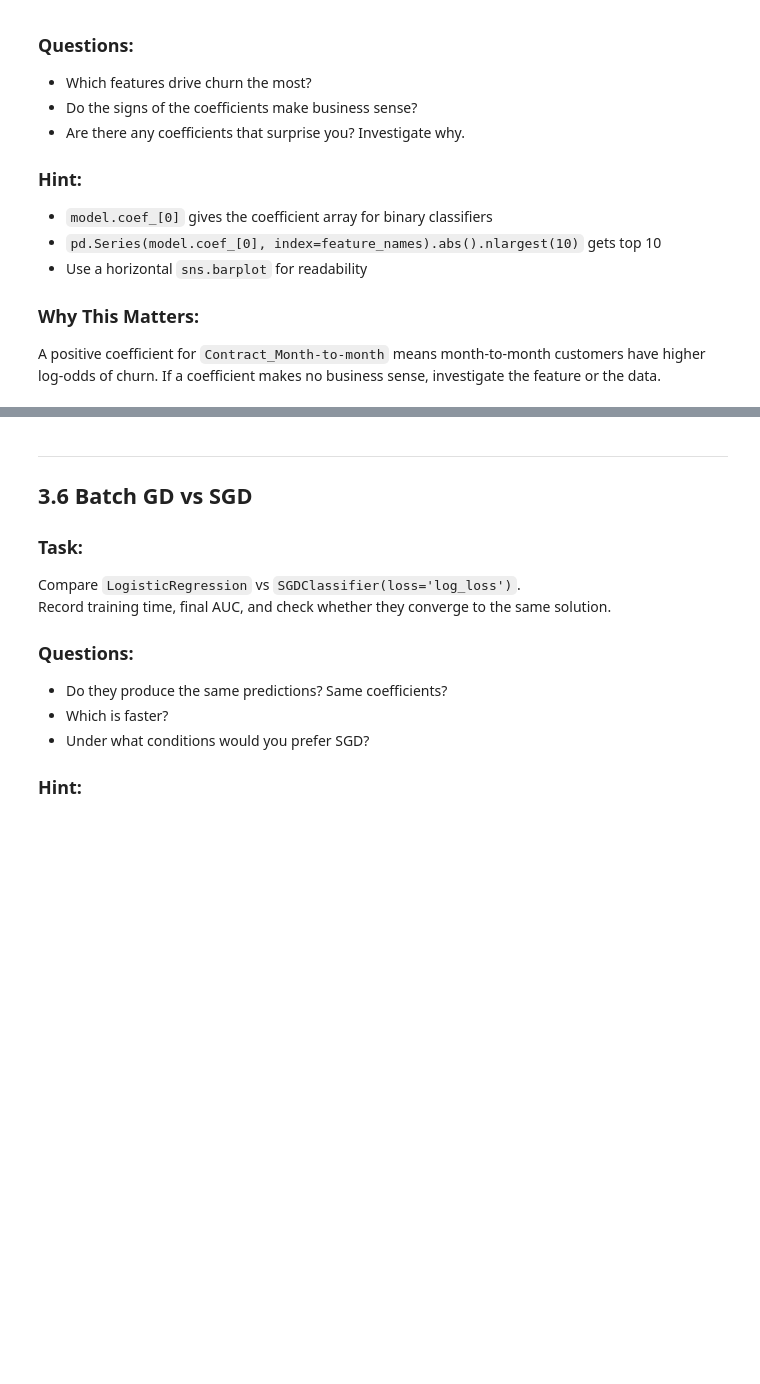
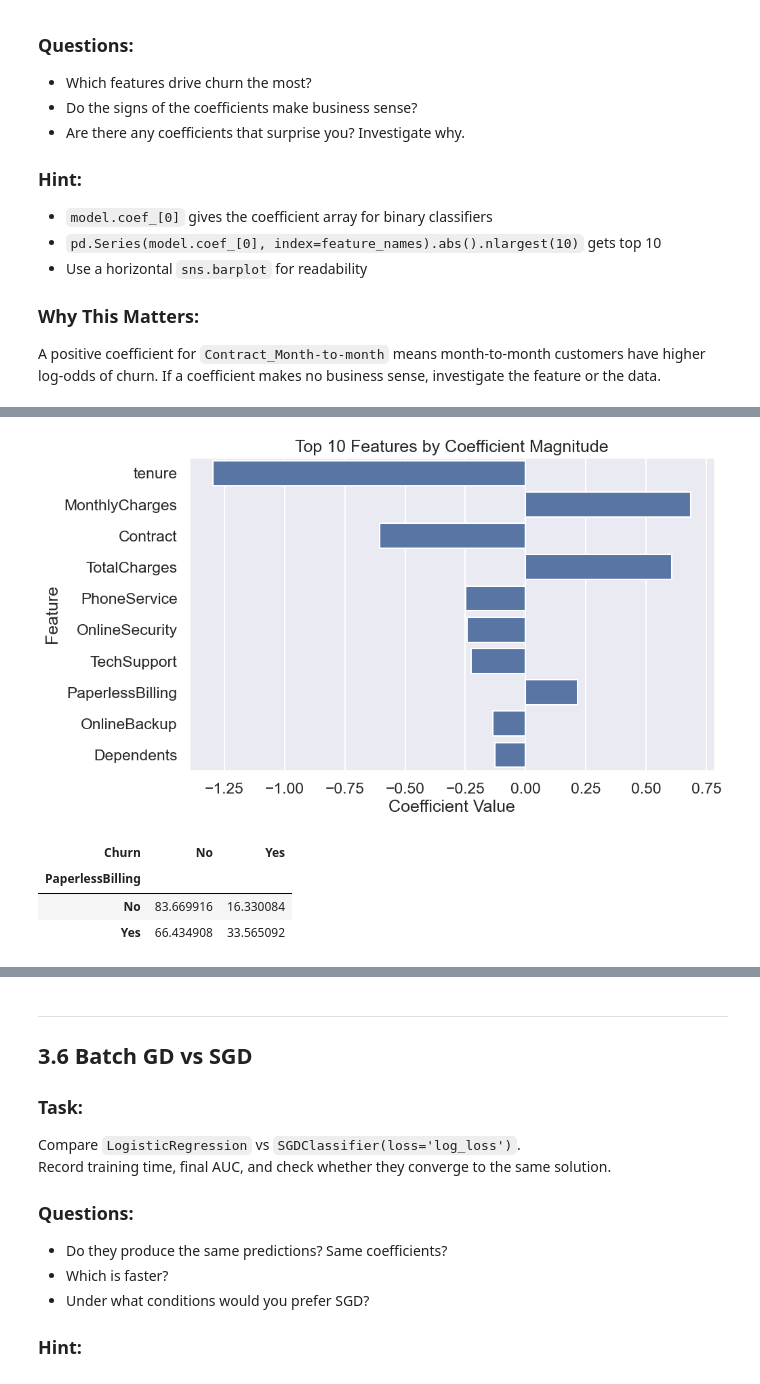
Before and after one commit to omgchan/AIF-WEEK4, a Jupyter notebook: model/W4_Linear_Models_Assignment.ipynb, the cells around one changed output, grey strips where cells are left out. Drawn from its saved outputs; the diff is of its cells as text; code cells hidden in the pictures; blank space fills up the shorter version.

```diff
--- a/model/W4_Linear_Models_Assignment.ipynb
+++ b/model/W4_Linear_Models_Assignment.ipynb
@@ -847,0 +896,41 @@ A positive coefficient for `Contract_Month-to-month` means month-to-month custom
+# %%
+# your code here
+
+# coefficients
+coef = pd.Series(
+    logistic.coef_[0],
+    index=X_train.columns
+)
+
+# top 10 by absolute value
+top10 = coef.abs().nlargest(10)
+
+# recover original signs
+top10_signed = coef[top10.index]
+# %%
+# your code here
+plt.figure(figsize=(10,6))
+
+sns.barplot(
+    x=top10_signed.values,
+    y=top10_signed.index
+)
+
+plt.title("Top 10 Features by Coefficient Magnitude")
+plt.xlabel("Coefficient Value")
+plt.ylabel("Feature")
+
+plt.show()
+# %% [output]
+[figure, added]
+# %%
+pd.crosstab(
+    df['PaperlessBilling'],
+    df['Churn'],
+    normalize='index'
+) * 100
+# %% [output]
+| Churn | No | Yes |
+| PaperlessBilling |  |  |
+| No | 83.669916 | 16.330084 |
+| Yes | 66.434908 | 33.565092 |
```
Also changed, not shown: parts of 67 cells of this notebook.
